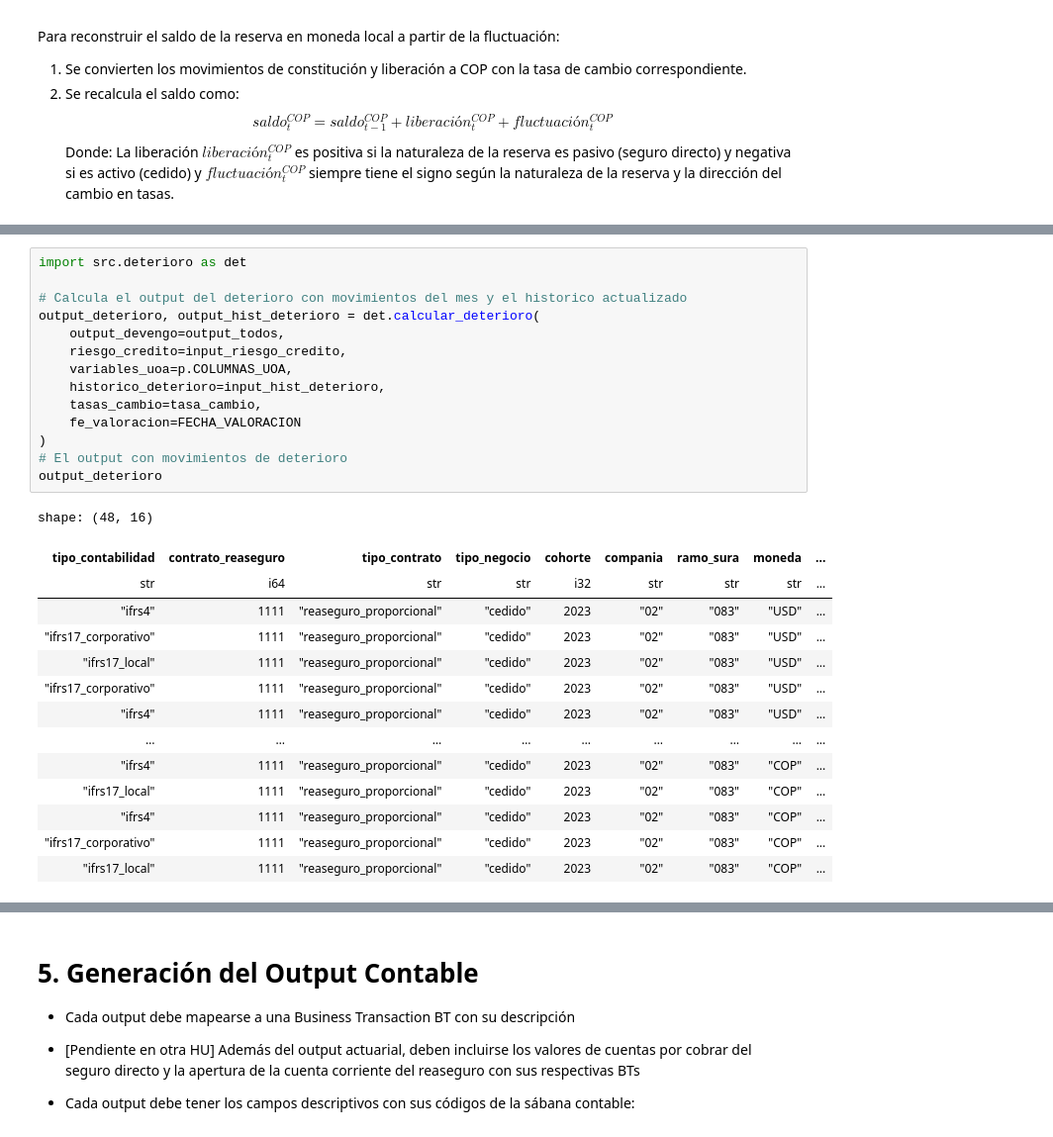
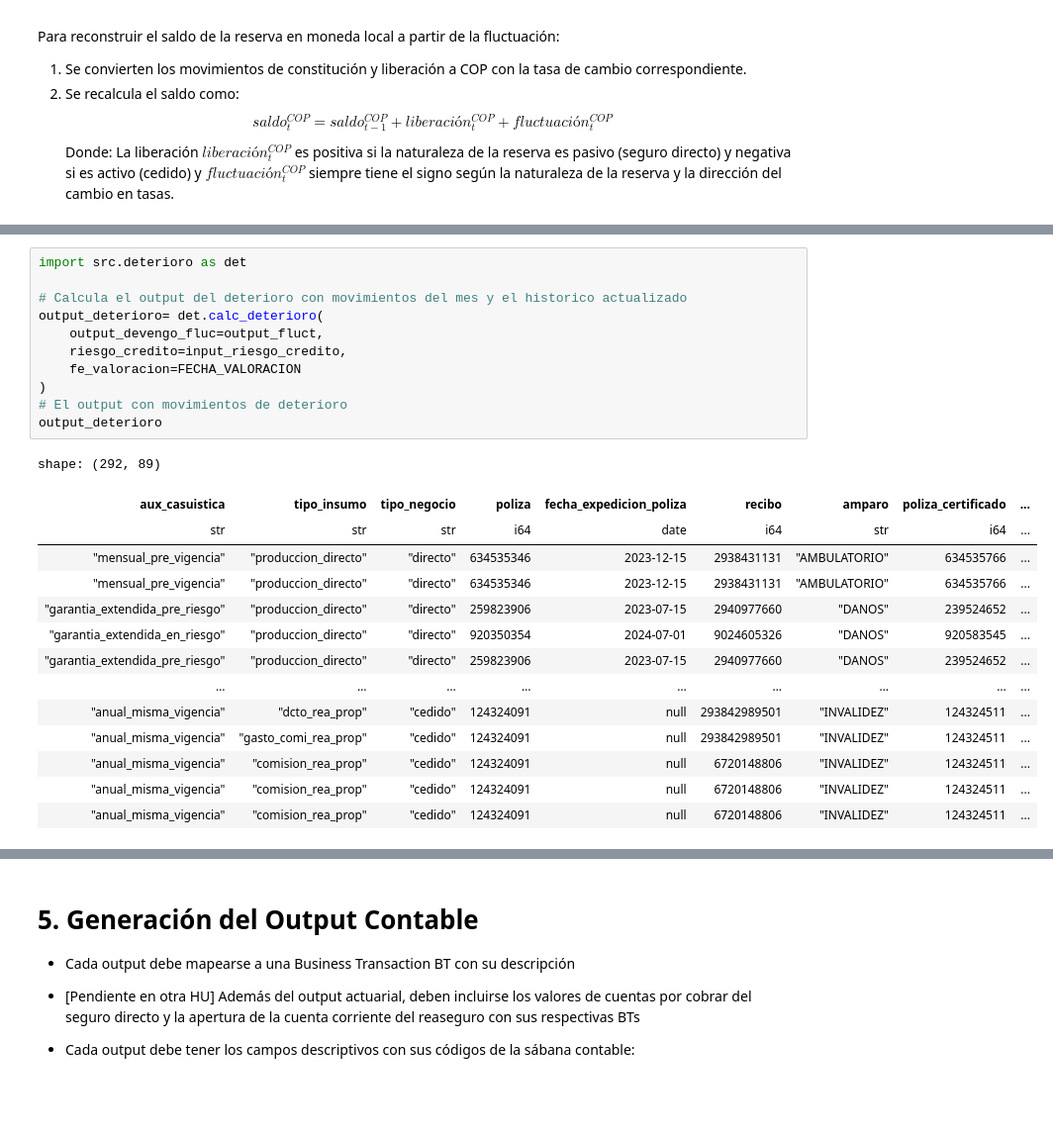
Before and after one commit to sebastobone/prototipo-pcr, a Jupyter notebook: prototipo_pcr/notebook_proceso.ipynb, the cells around one changed output, grey strips where cells are left out. Shown at 99% size. Cells and saved outputs as stored; diff of their text form; blank space fills up the shorter version.

Commit message:
se ajusta el notebook a los cambios en fluctuacion deterioro y salida contable

```diff
--- a/prototipo_pcr/notebook_proceso.ipynb
+++ b/prototipo_pcr/notebook_proceso.ipynb
@@ -506,29 +517,26 @@ El valor de cada movimiento debe calcularse en moneda original del documento
 # %%
 import src.deterioro as det
 
 # Calcula el output del deterioro con movimientos del mes y el historico actualizado
-output_deterioro, output_hist_deterioro = det.calcular_deterioro(
-    output_devengo=output_todos,
+output_deterioro= det.calc_deterioro(
+    output_devengo_fluc=output_fluct,
     riesgo_credito=input_riesgo_credito,
-    variables_uoa=p.COLUMNAS_UOA,
-    historico_deterioro=input_hist_deterioro,
-    tasas_cambio=tasa_cambio,
     fe_valoracion=FECHA_VALORACION
 )
 # El output con movimientos de deterioro
 output_deterioro
 # %% [output]
-shape: (48, 16)
+shape: (292, 89)
-| tipo_contabilidad | contrato_reaseguro | tipo_contrato | tipo_negocio | cohorte | compania | ramo_sura | moneda | ... |
-| str | i64 | str | str | i32 | str | str | str | ... |
-| "ifrs4" | 1111 | "reaseguro_proporcional" | "cedido" | 2023 | "02" | "083" | "USD" | ... |
-| "ifrs17_corporativo" | 1111 | "reaseguro_proporcional" | "cedido" | 2023 | "02" | "083" | "USD" | ... |
-| "ifrs17_local" | 1111 | "reaseguro_proporcional" | "cedido" | 2023 | "02" | "083" | "USD" | ... |
-| "ifrs17_corporativo" | 1111 | "reaseguro_proporcional" | "cedido" | 2023 | "02" | "083" | "USD" | ... |
-| "ifrs4" | 1111 | "reaseguro_proporcional" | "cedido" | 2023 | "02" | "083" | "USD" | ... |
+| aux_casuistica | tipo_insumo | tipo_negocio | poliza | fecha_expedicion_poliza | recibo | amparo | poliza_certificado | ... |
+| str | str | str | i64 | date | i64 | str | i64 | ... |
+| "mensual_pre_vigencia" | "produccion_directo" | "directo" | 634535346 | 2023-12-15 | 2938431131 | "AMBULATORIO" | 634535766 | ... |
+| "mensual_pre_vigencia" | "produccion_directo" | "directo" | 634535346 | 2023-12-15 | 2938431131 | "AMBULATORIO" | 634535766 | ... |
+| "garantia_extendida_pre_riesgo" | "produccion_directo" | "directo" | 259823906 | 2023-07-15 | 2940977660 | "DANOS" | 239524652 | ... |
+| "garantia_extendida_en_riesgo" | "produccion_directo" | "directo" | 920350354 | 2024-07-01 | 9024605326 | "DANOS" | 920583545 | ... |
+| "garantia_extendida_pre_riesgo" | "produccion_directo" | "directo" | 259823906 | 2023-07-15 | 2940977660 | "DANOS" | 239524652 | ... |
 | … | … | … | … | … | … | … | … | ... |
-| "ifrs4" | 1111 | "reaseguro_proporcional" | "cedido" | 2023 | "02" | "083" | "COP" | ... |
-| "ifrs17_local" | 1111 | "reaseguro_proporcional" | "cedido" | 2023 | "02" | "083" | "COP" | ... |
-| "ifrs4" | 1111 | "reaseguro_proporcional" | "cedido" | 2023 | "02" | "083" | "COP" | ... |
-| "ifrs17_corporativo" | 1111 | "reaseguro_proporcional" | "cedido" | 2023 | "02" | "083" | "COP" | ... |
-| "ifrs17_local" | 1111 | "reaseguro_proporcional" | "cedido" | 2023 | "02" | "083" | "COP" | ... |
+| "anual_misma_vigencia" | "dcto_rea_prop" | "cedido" | 124324091 | null | 293842989501 | "INVALIDEZ" | 124324511 | ... |
+| "anual_misma_vigencia" | "gasto_comi_rea_prop" | "cedido" | 124324091 | null | 293842989501 | "INVALIDEZ" | 124324511 | ... |
+| "anual_misma_vigencia" | "comision_rea_prop" | "cedido" | 124324091 | null | 6720148806 | "INVALIDEZ" | 124324511 | ... |
+| "anual_misma_vigencia" | "comision_rea_prop" | "cedido" | 124324091 | null | 6720148806 | "INVALIDEZ" | 124324511 | ... |
+| "anual_misma_vigencia" | "comision_rea_prop" | "cedido" | 124324091 | null | 6720148806 | "INVALIDEZ" | 124324511 | ... |
```
Also changed, not shown: parts of 15 cells of this notebook.
